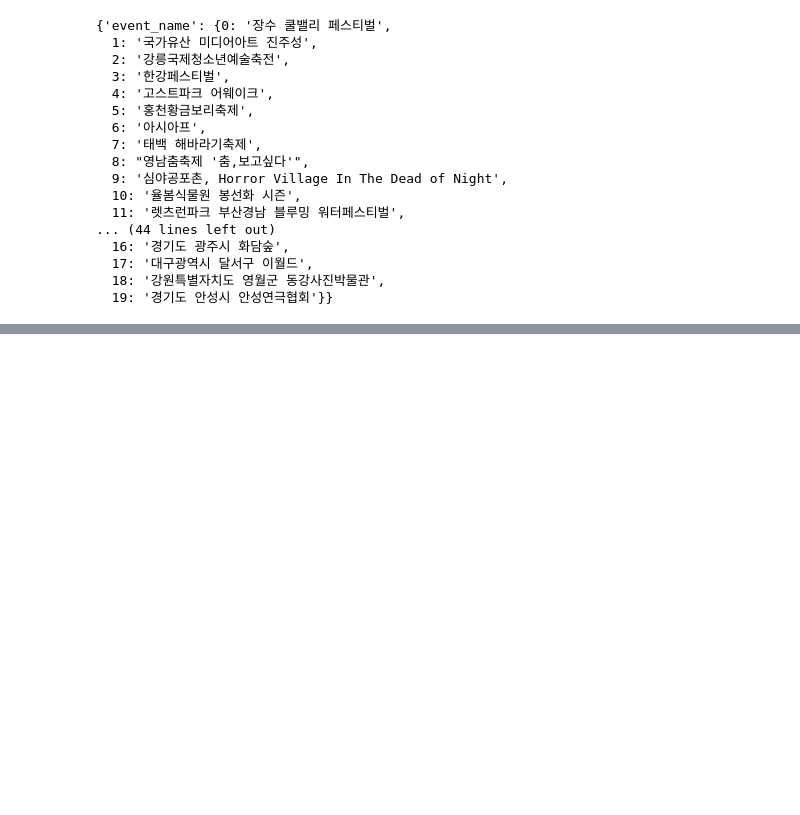
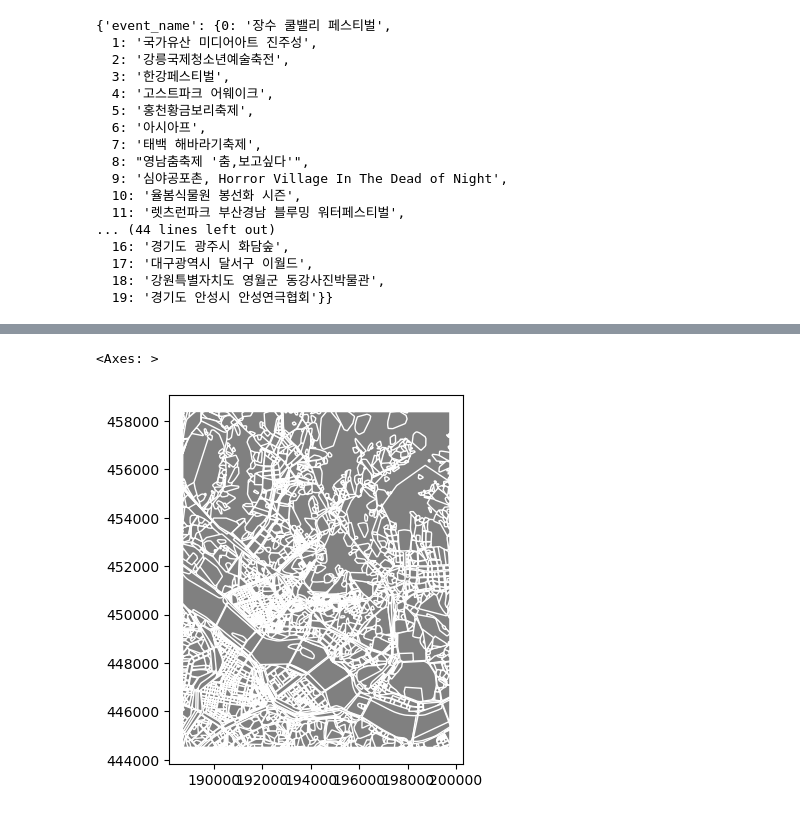
Before and after one commit to jiwon808/streamlit, a Jupyter notebook: test.ipynb, the cells around one changed output, grey strips where cells are left out. Cells and saved outputs as stored; diff of their text form; code cells hidden in the pictures; blank space fills up the shorter version.

```diff
--- a/test.ipynb
+++ b/test.ipynb
@@ -201,0 +256,8 @@ mapping = opensearch_client.indices.get_mapping(index=KDB_index)
+# %%
+# 국토정보맵 토지이용현황도
+# UDB: 토지이용코드(갯벌, 수목원 같은) >> 건물명 판단 불가
+D1 = gpd.read_file('../../jido_example/(B010)수치지도_376084_2001_42133863027726.shp', encoding='cp949')
+D1.convex_hull.plot(color='gray', edgecolor="w")
+# %% [output]
+<Axes: >
+[figure, added]
```
Also changed, not shown: parts of 13 cells of this notebook, 7 other files.
